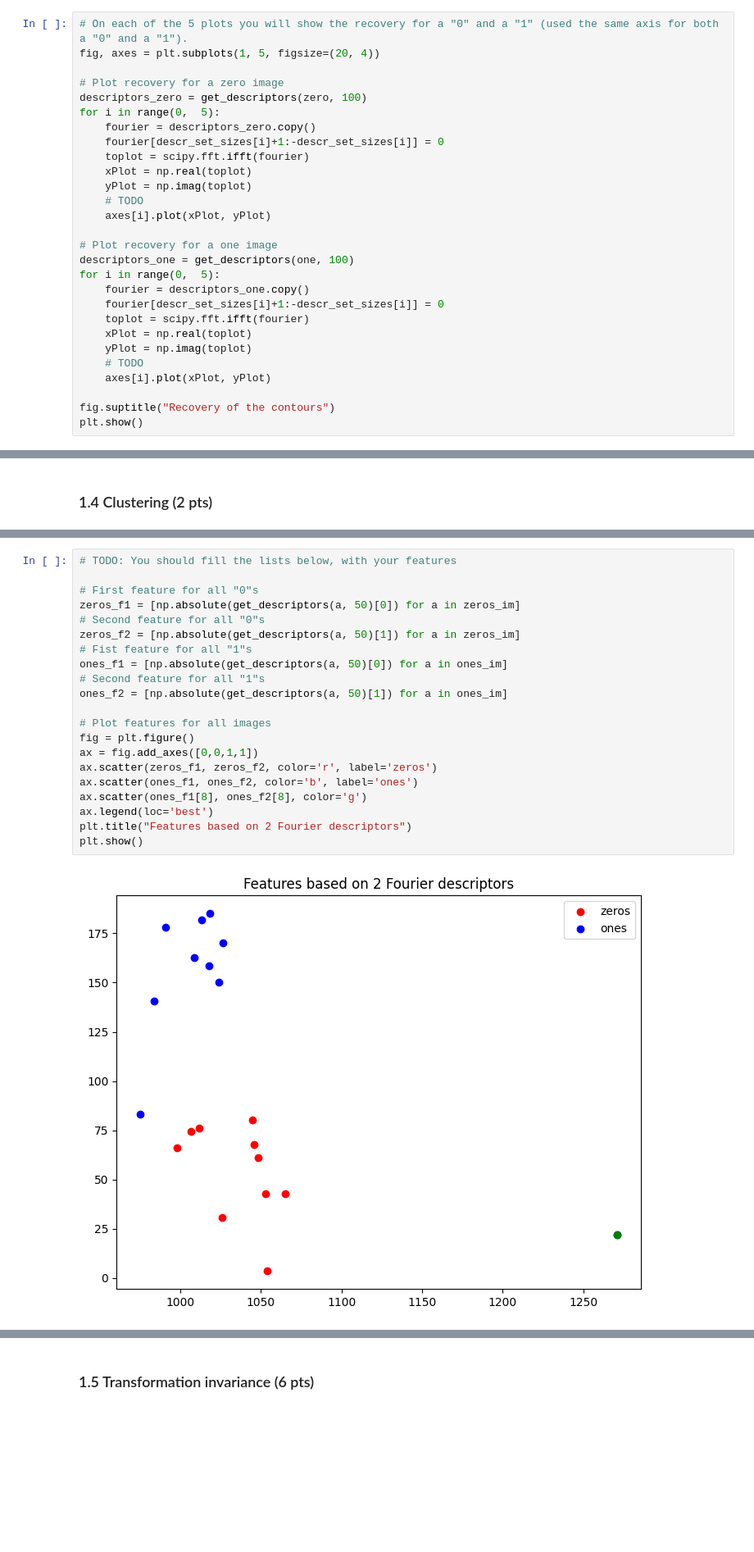
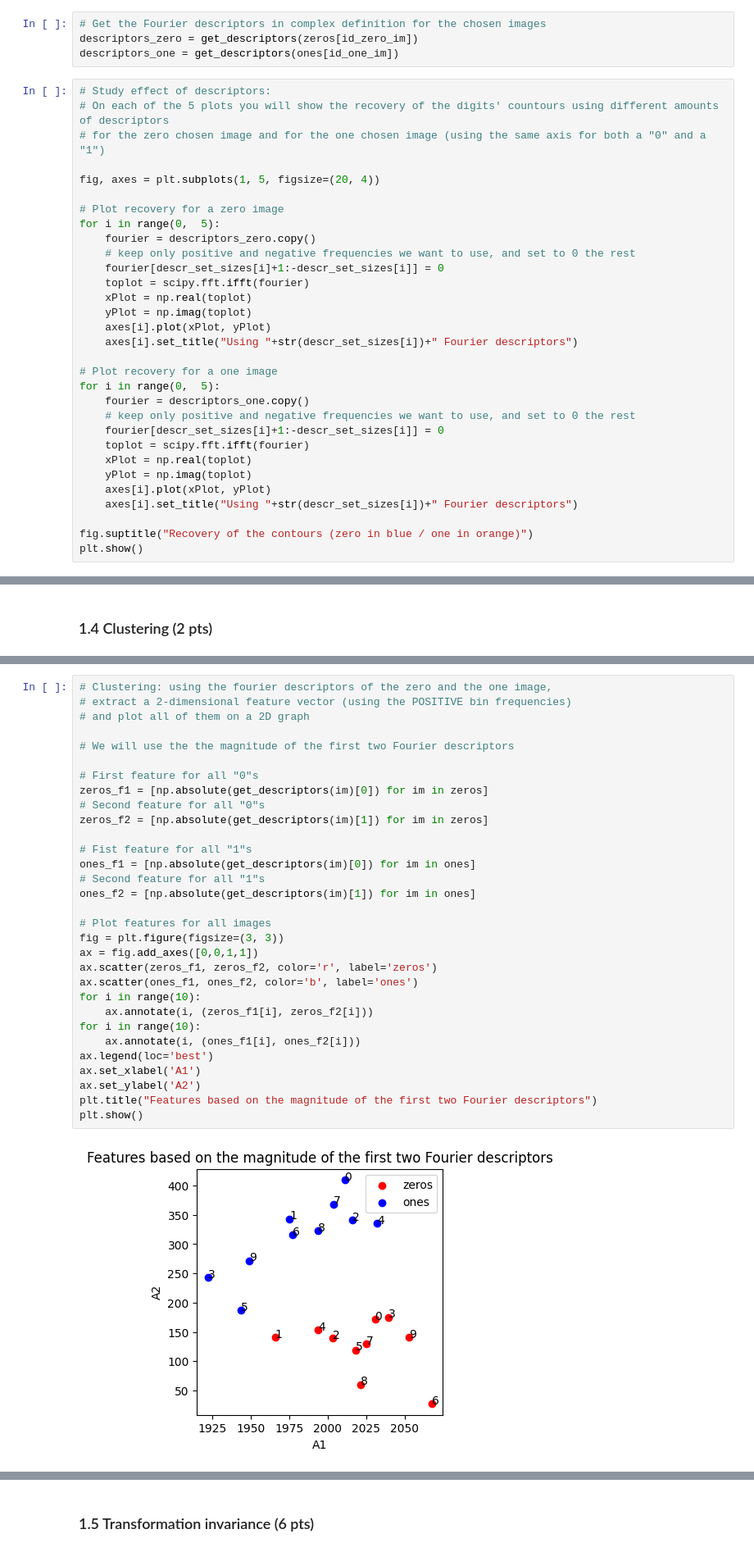
Before and after one commit to sirogosig/EE-451_code, a Jupyter notebook: labs/lab_02_object_description.ipynb, the cells around one changed output, grey strips where cells are left out. Shown at 82% size. Drawn from its saved outputs; the diff is of its cells as text; blank space fills up the shorter version.

```diff
--- a/labs/lab_02_object_description.ipynb
+++ b/labs/lab_02_object_description.ipynb
@@ -292,29 +299,36 @@ one = ones_im[8]
+# %%
+# Get the Fourier descriptors in complex definition for the chosen images
+descriptors_zero = get_descriptors(zeros[id_zero_im])
+descriptors_one = get_descriptors(ones[id_one_im])
 # %%
-# On each of the 5 plots you will show the recovery for a "0" and a "1" (used the same axis for both a "0" and a "1").
+# Study effect of descriptors:
+# On each of the 5 plots you will show the recovery of the digits' countours using different amounts of descriptors
+# for the zero chosen image and for the one chosen image (using the same axis for both a "0" and a "1")
+
 fig, axes = plt.subplots(1, 5, figsize=(20, 4))
 
 # Plot recovery for a zero image
-descriptors_zero = get_descriptors(zero, 100)
 for i in range(0,  5):
     fourier = descriptors_zero.copy()
+    # keep only positive and negative frequencies we want to use, and set to 0 the rest
     fourier[descr_set_sizes[i]+1:-descr_set_sizes[i]] = 0
     toplot = scipy.fft.ifft(fourier)
     xPlot = np.real(toplot)
     yPlot = np.imag(toplot)
-    # TODO
     axes[i].plot(xPlot, yPlot)
+    axes[i].set_title("Using "+str(descr_set_sizes[i])+" Fourier descriptors")
 
 # Plot recovery for a one image
-descriptors_one = get_descriptors(one, 100)
 for i in range(0,  5):
     fourier = descriptors_one.copy()
+    # keep only positive and negative frequencies we want to use, and set to 0 the rest
     fourier[descr_set_sizes[i]+1:-descr_set_sizes[i]] = 0
     toplot = scipy.fft.ifft(fourier)
     xPlot = np.real(toplot)
     yPlot = np.imag(toplot)
-    # TODO
     axes[i].plot(xPlot, yPlot)
+    axes[i].set_title("Using "+str(descr_set_sizes[i])+" Fourier descriptors")
 
-fig.suptitle("Recovery of the contours")
+fig.suptitle("Recovery of the contours (zero in blue / one in orange)")
 plt.show()
 # %% [output]
@@ -330,24 +343,34 @@ TODO
 # %%
-# TODO: You should fill the lists below, with your features
+# Clustering: using the fourier descriptors of the zero and the one image,
+# extract a 2-dimensional feature vector (using the POSITIVE bin frequencies)
+# and plot all of them on a 2D graph
+
+# We will use the the magnitude of the first two Fourier descriptors
 
 # First feature for all "0"s
-zeros_f1 = [np.absolute(get_descriptors(a, 50)[0]) for a in zeros_im]
+zeros_f1 = [np.absolute(get_descriptors(im)[0]) for im in zeros]
 # Second feature for all "0"s
-zeros_f2 = [np.absolute(get_descriptors(a, 50)[1]) for a in zeros_im]
+zeros_f2 = [np.absolute(get_descriptors(im)[1]) for im in zeros]
+
 # Fist feature for all "1"s
-ones_f1 = [np.absolute(get_descriptors(a, 50)[0]) for a in ones_im]
+ones_f1 = [np.absolute(get_descriptors(im)[0]) for im in ones]
 # Second feature for all "1"s
-ones_f2 = [np.absolute(get_descriptors(a, 50)[1]) for a in ones_im]
+ones_f2 = [np.absolute(get_descriptors(im)[1]) for im in ones]
 
 # Plot features for all images
-fig = plt.figure()
+fig = plt.figure(figsize=(3, 3))
 ax = fig.add_axes([0,0,1,1])
 ax.scatter(zeros_f1, zeros_f2, color='r', label='zeros')
 ax.scatter(ones_f1, ones_f2, color='b', label='ones')
-ax.scatter(ones_f1[8], ones_f2[8], color='g')
+for i in range(10):
+    ax.annotate(i, (zeros_f1[i], zeros_f2[i]))
+for i in range(10):
+    ax.annotate(i, (ones_f1[i], ones_f2[i]))
 ax.legend(loc='best')
-plt.title("Features based on 2 Fourier descriptors")
+ax.set_xlabel('A1')
+ax.set_ylabel('A2')
+plt.title("Features based on the magnitude of the first two Fourier descriptors")
 plt.show()
 # %% [output]
-[figure, old version]
+[figure, new version]
 # %% [markdown]
```
Also changed, not shown: parts of 41 cells of this notebook.
